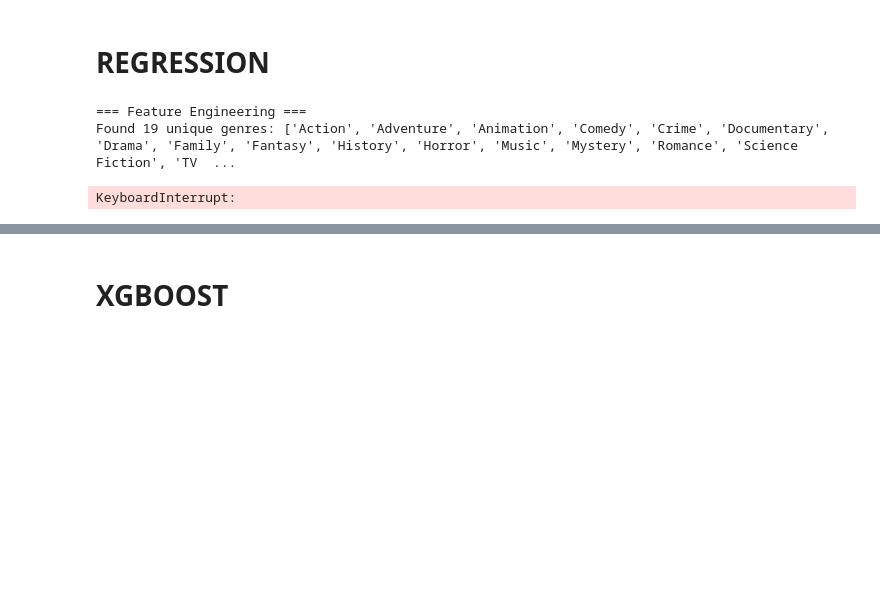
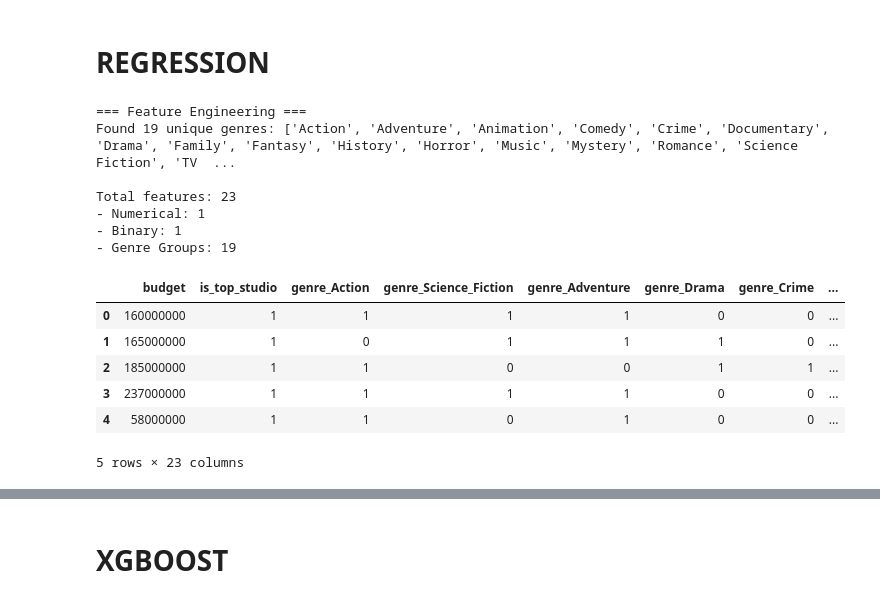
Before and after one commit to AnsonLiu01/movie_behavioural_disagreements, a Jupyter notebook: subs_eda.ipynb, the cells around one changed output, grey strips where cells are left out. Cells and saved outputs as stored; diff of their text form; code cells hidden in the pictures; blank space fills up the shorter version.

```diff
--- a/subs_eda.ipynb
+++ b/subs_eda.ipynb
@@ -223,7 +223,7 @@ reg_df.head()
 # %% [markdown]
 # REGRESSION
 # %%
-# Remove rows with missing target variables TODO: FIX
+# Remove rows with missing target variables
 reg_df = reg_df.dropna(subset=['Tomatometer', 'Popcornmeter'])
 
 # Feature Engineering
@@ -270,57 +270,78 @@ companies_exploded = reg_df['production_companies'].str.split(', ').explode()
 top_companies = companies_exploded.value_counts().head(top_n_companies).index
 reg_df['production_companies_list'] = reg_df['production_companies'].str.split(', ')
 
-for company in top_companies:
-    reg_df[f'company_{company}'] = reg_df['production_companies_list'].apply(
-        lambda x: 1 if isinstance(x, list) and company in x else 0
-    )
-
-unique_comp = companies_exploded[companies_exploded.notna()].unique()
-comp_columns = [f'company_{comp.replace(" ", "_").replace("/", "_")}' for comp in unique_comp]
-
-# Overview sentiment
-reg_df['overview_sentiment'] = reg_df['overview'].apply(
-    lambda x: TextBlob(str(x)).sentiment.polarity if pd.notna(x) else 0
+# Create binary feature: 1 if made by a top company, 0 otherwise
+reg_df['is_top_studio'] = reg_df['production_companies_list'].apply(
+    lambda x: 1 if isinstance(x, list) and any(company in top_companies for company in x) else 0
 )
 
-# Keywords sentiment (if they're descriptive words)
+from vaderSentiment.vaderSentiment import SentimentIntensityAnalyzer
+
+analyzer = SentimentIntensityAnalyzer()
+
+# For each movie overview
+reg_df['overview_sentiment'] = reg_df['overview'].apply(
+    lambda x: analyzer.polarity_scores(str(x))['compound']
+)
+
 reg_df['keywords_sentiment'] = reg_df['keywords'].apply(
-    lambda x: TextBlob(str(x)).sentiment.polarity if pd.notna(x) else 0
+    lambda x: analyzer.polarity_scores(str(x))['compound']
 )
+
+# # Overview sentiment
+# reg_df['overview_sentiment'] = reg_df['overview'].apply(
+#     lambda x: TextBlob(str(x)).sentiment.polarity if pd.notna(x) else 0
+# )
+
+# # Keywords sentiment (if they're descriptive words)
+# reg_df['keywords_sentiment'] = reg_df['keywords'].apply(
+#     lambda x: TextBlob(str(x)).sentiment.polarity if pd.notna(x) else 0
+# )
 
 # Combine all features
 sentiment_columns = ['keywords_sentiment', 'overview_sentiment']
-num_columns = ['budget', 'num_countries']
-binary_columns = ['high_sentiment']
-feature_columns = num_columns + binary_columns + genre_columns + sentiment_columns + comp_columns
+num_columns = ['budget']
+binary_columns = ['is_top_studio']
+feature_columns = num_columns + binary_columns + genre_columns + sentiment_columns
 
 print(f"\nTotal features: {len(feature_columns)}")
 print(f"- Numerical: {len(num_columns)}")
 print(f"- Binary: {len(binary_columns)}")
 print(f"- Genre Groups: {len(genre_columns)}")
 
 # Prepare X and y
 X = reg_df[feature_columns].fillna(0)
 y_tomatometer = reg_df['Tomatometer']
 y_popcornmeter = reg_df['Popcornmeter']
 
 X_train, X_test, y_tom_train, y_tom_test = train_test_split(
     X, y_tomatometer, test_size=0.2, random_state=42
 )
 _, _, y_pop_train, y_pop_test = train_test_split(
     X, y_popcornmeter, test_size=0.2, random_state=42
 )
 
 # Standardize features
 scaler = MinMaxScaler()
 X_train_scaled = scaler.fit_transform(X_train)
 X_test_scaled = scaler.transform(X_test)
 
 X.head()
 # %% [output]
 === Feature Engineering ===
 Found 19 unique genres: ['Action', 'Adventure', 'Animation', 'Comedy', 'Crime', 'Documentary', 'Drama', 'Family', 'Fantasy', 'History', 'Horror', 'Music', 'Mystery', 'Romance', 'Science Fiction', 'TV  ...
+
+Total features: 23
+- Numerical: 1
+- Binary: 1
+- Genre Groups: 19
+|  | budget | is_top_studio | genre_Action | genre_Science_Fiction | genre_Adventure | genre_Drama | genre_Crime | ... |
+| 0 | 160000000 | 1 | 1 | 1 | 1 | 0 | 0 | ... |
+| 1 | 165000000 | 1 | 0 | 1 | 1 | 1 | 0 | ... |
+| 2 | 185000000 | 1 | 1 | 0 | 0 | 1 | 1 | ... |
+| 3 | 237000000 | 1 | 1 | 1 | 1 | 0 | 0 | ... |
+| 4 | 58000000 | 1 | 1 | 0 | 1 | 0 | 0 | ... |
-KeyboardInterrupt:
+5 rows × 23 columns
 # %%
 print("\n=== Ridge Regression Hyperparameter Tuning ===")
 print("Testing different regularization strengths (alpha)...")
```
Also changed, not shown: parts of 6 cells of this notebook, 1 other file.
